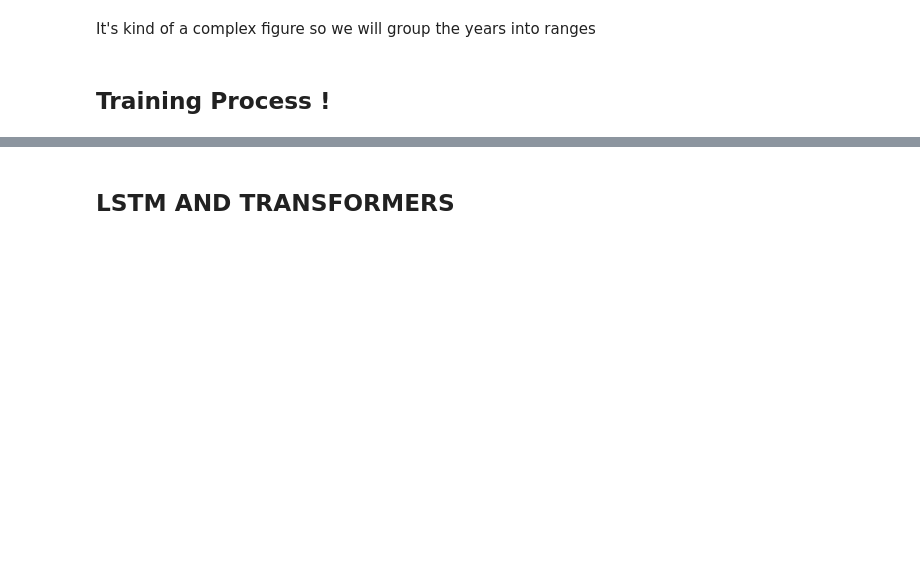
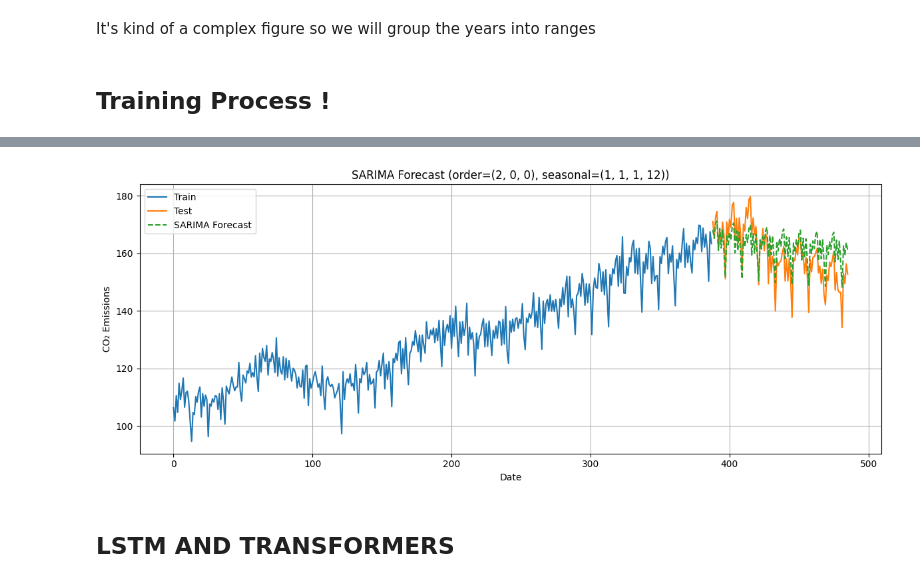
Before and after one commit to YounesAbdedjalil/Project-Data-Mining, a Jupyter notebook: PrediCO2.ipynb, the cells around one changed output, grey strips where cells are left out. Drawn from its saved outputs; the diff is of its cells as text; code cells hidden in the pictures; blank space fills up the shorter version.

```diff
--- a/PrediCO2.ipynb
+++ b/PrediCO2.ipynb
@@ -225,3 +374,20 @@ DataFile = pd.read_csv("New Emission.csv") # reading our cleaned dataset
+# %%
+# Plot 3: SARIMA Forecast vs Actual
+if 'SARIMA' in results:
+    forecast_sarima = best_model.forecast(steps=len(test))
+    plt.figure(figsize=(12, 5))
+    plt.plot(train.index, train['CO2 Emission'], label='Train')
+    plt.plot(test.index, test['CO2 Emission'], label='Test')
+    plt.plot(test.index, forecast_sarima, label='SARIMA Forecast', linestyle='--')
+    plt.title(f'SARIMA Forecast (order={results["SARIMA"]["Order"]}, seasonal={results["SARIMA"]["Seasonal Order"]})')
+    plt.xlabel('Date')
+    plt.ylabel('CO₂ Emissions')
+    plt.legend()
+    plt.grid(True)
+    plt.tight_layout()
+    plt.show()
+# %% [output]
+[figure, added]
 # %% [markdown]
 ## LSTM AND TRANSFORMERS
 # %%
```
Also changed, not shown: parts of 17 cells of this notebook, 22 other files.
